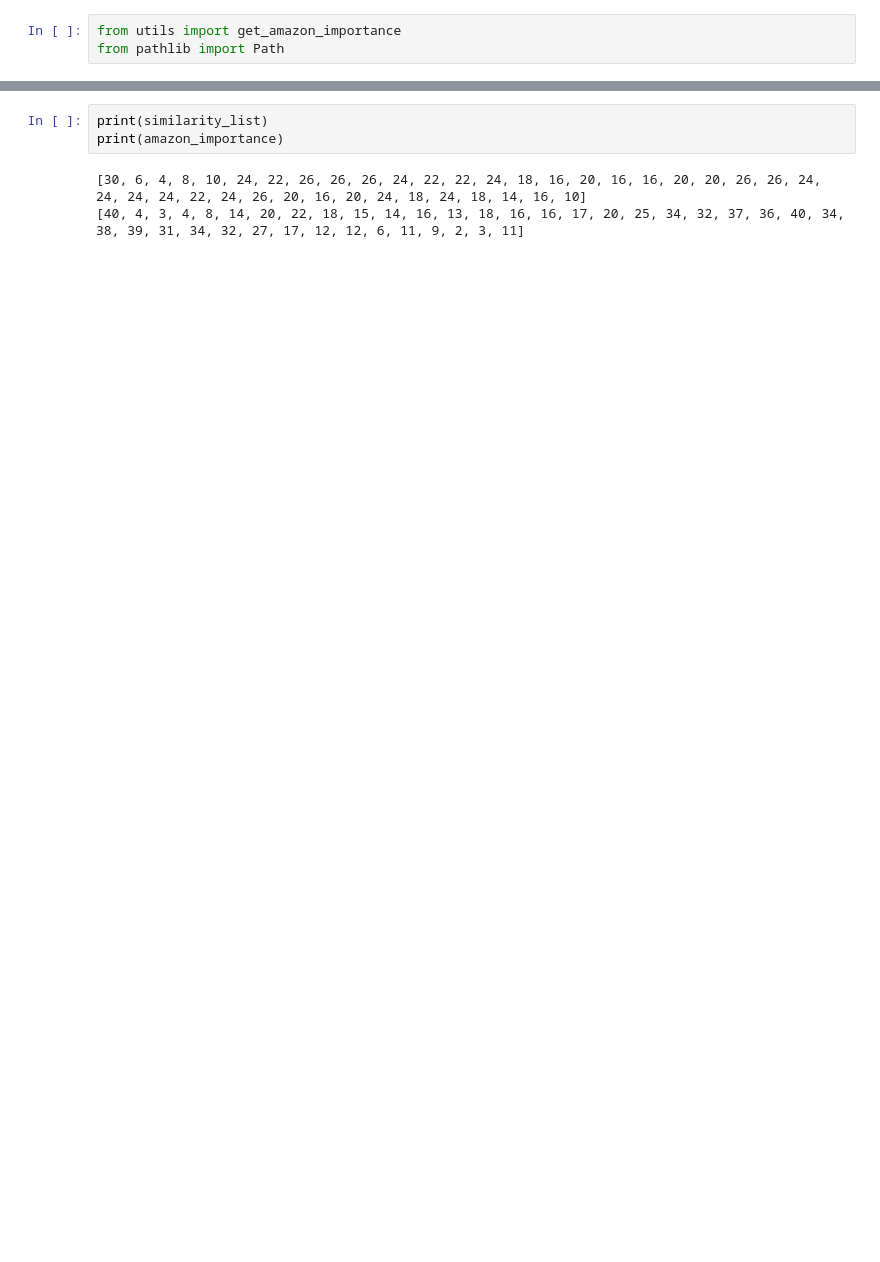
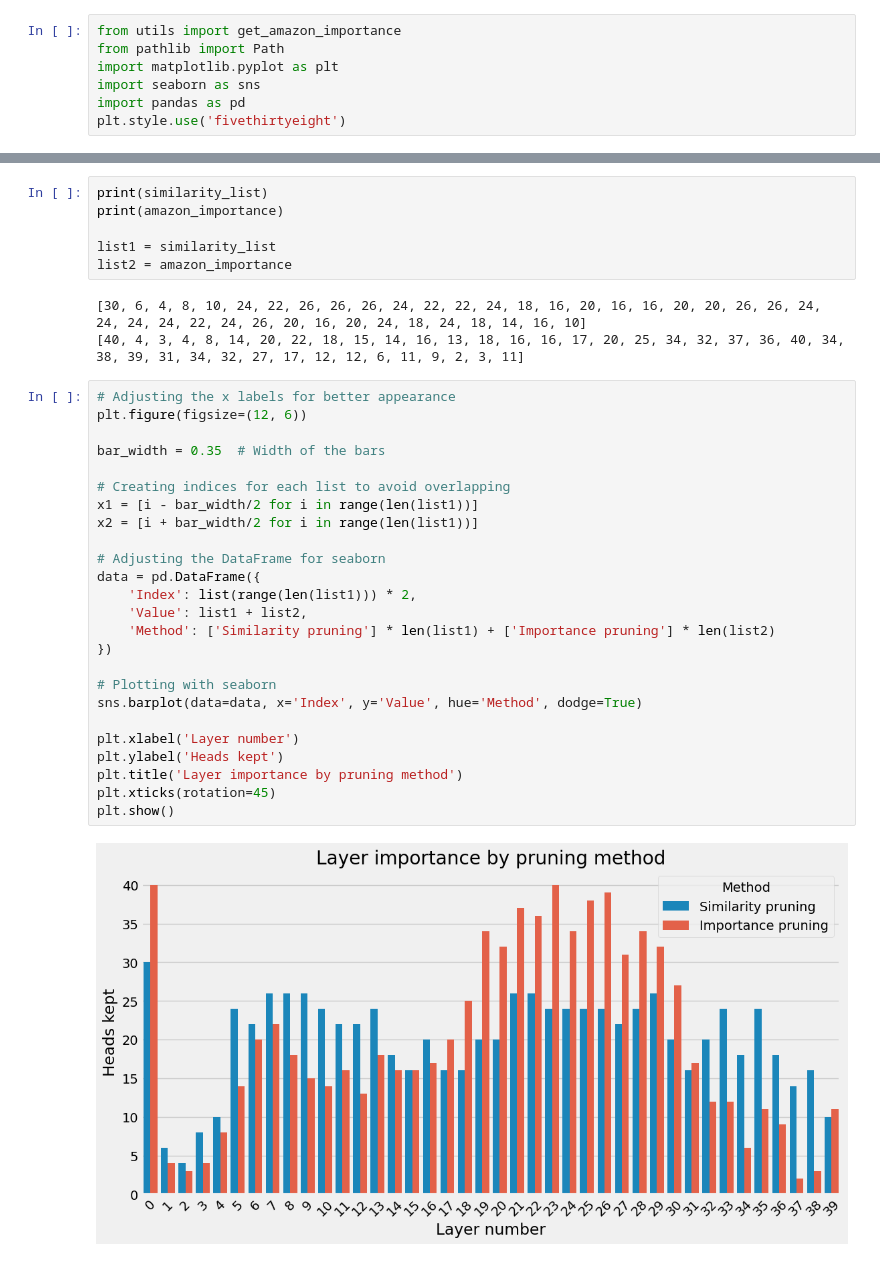
Before and after one commit to johanlaursen/explainabloomity, a Jupyter notebook: similarity_across_layers.ipynb, the cells around one changed output, grey strips where cells are left out. Drawn from its saved outputs; the diff is of its cells as text; blank space fills up the shorter version.

```diff
--- a/similarity_across_layers.ipynb
+++ b/similarity_across_layers.ipynb
@@ -1,6 +1,10 @@
 # %%
 from utils import get_amazon_importance
 from pathlib import Path
+import matplotlib.pyplot as plt
+import seaborn as sns
+import pandas as pd
+plt.style.use('fivethirtyeight')
 # %%
 model_basename = "opt-13b"
 prune_method = "imbalanced_correct"
@@ -34,6 +38,36 @@ print(amazon_importance)
 # %%
 print(similarity_list)
 print(amazon_importance)
+
+list1 = similarity_list
+list2 = amazon_importance
 # %% [output]
 [30, 6, 4, 8, 10, 24, 22, 26, 26, 26, 24, 22, 22, 24, 18, 16, 20, 16, 16, 20, 20, 26, 26, 24, 24, 24, 24, 22, 24, 26, 20, 16, 20, 24, 18, 24, 18, 14, 16, 10]
 [40, 4, 3, 4, 8, 14, 20, 22, 18, 15, 14, 16, 13, 18, 16, 16, 17, 20, 25, 34, 32, 37, 36, 40, 34, 38, 39, 31, 34, 32, 27, 17, 12, 12, 6, 11, 9, 2, 3, 11]
+# %%
+# Adjusting the x labels for better appearance
+plt.figure(figsize=(12, 6))
+
+bar_width = 0.35  # Width of the bars
+
+# Creating indices for each list to avoid overlapping
+x1 = [i - bar_width/2 for i in range(len(list1))]
+x2 = [i + bar_width/2 for i in range(len(list1))]
+
+# Adjusting the DataFrame for seaborn
+data = pd.DataFrame({
+    'Index': list(range(len(list1))) * 2,
+    'Value': list1 + list2,
+    'Method': ['Similarity pruning'] * len(list1) + ['Importance pruning'] * len(list2)
+})
+
+# Plotting with seaborn
+sns.barplot(data=data, x='Index', y='Value', hue='Method', dodge=True)
+
+plt.xlabel('Layer number')
+plt.ylabel('Heads kept')
+plt.title('Layer importance by pruning method')
+plt.xticks(rotation=45)
+plt.show()
+# %% [output]
+[figure, added]
```
Also changed, not shown: 1 other file.
